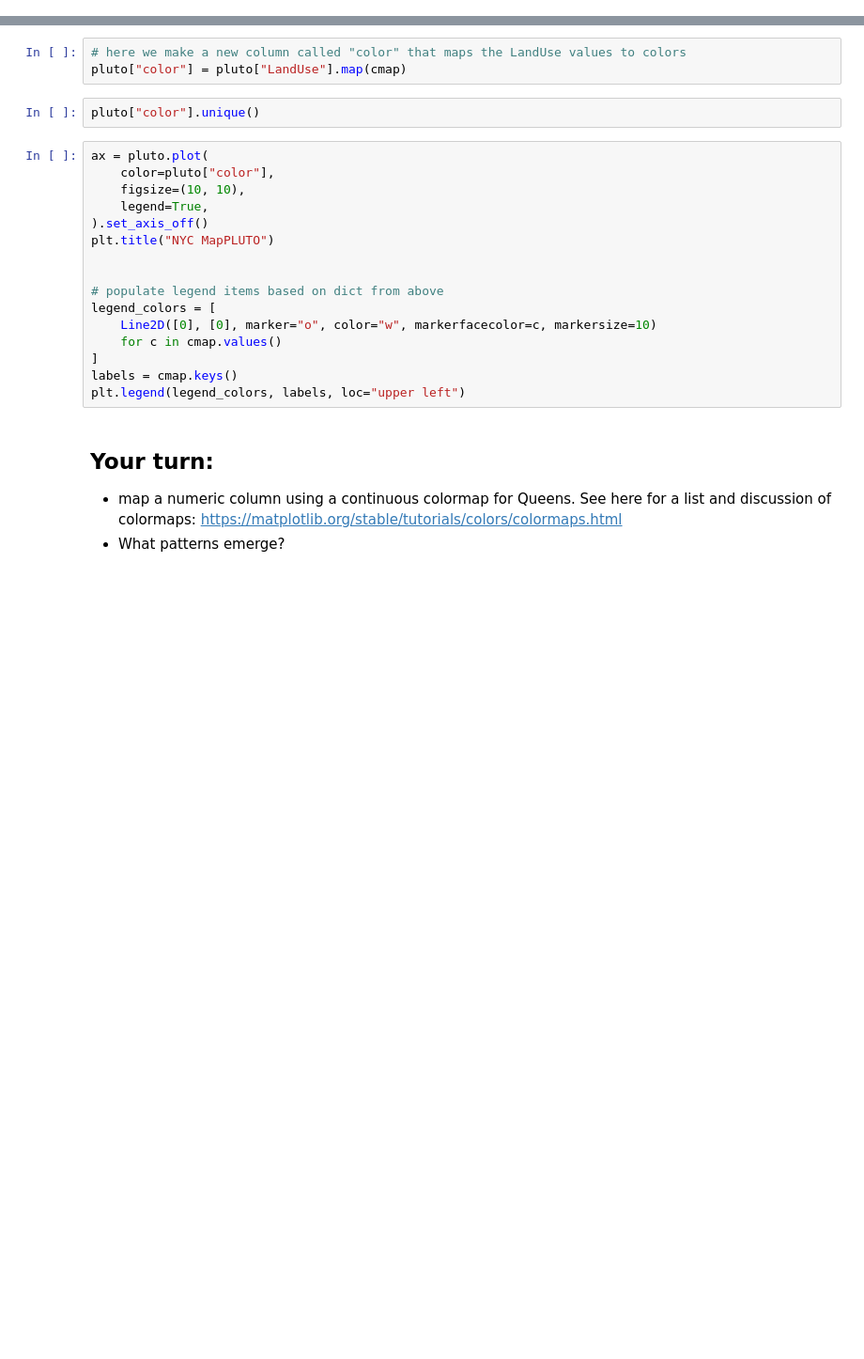
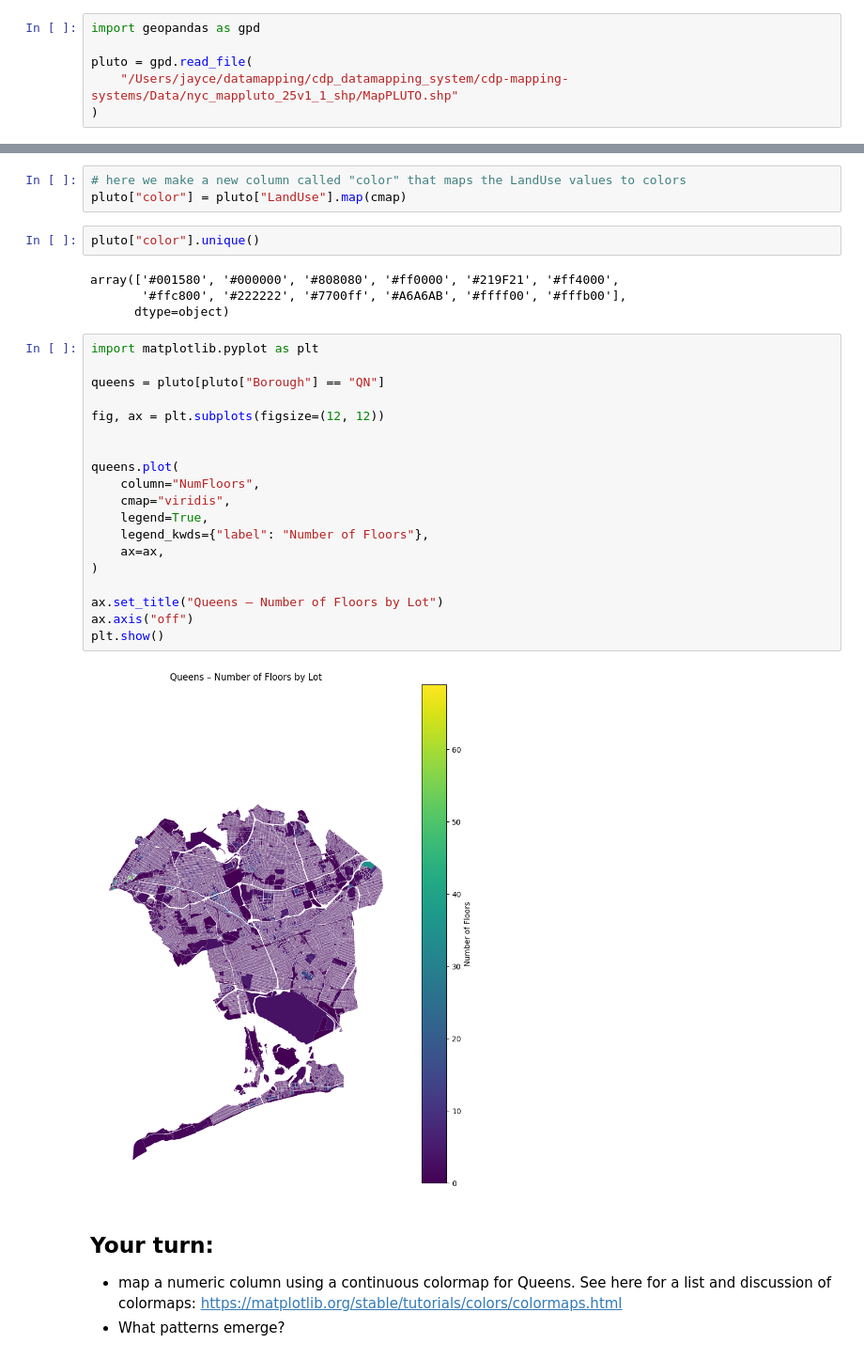
Before and after one commit to jk5052/cdp-mapping-systems, a Jupyter notebook: Tutorials/01_vector_data_apis.ipynb, the cells around one changed output, grey strips where cells are left out. Shown at 94% size. Drawn from its saved outputs; the diff is of its cells as text; blank space fills up the shorter version.

```diff
--- a/Tutorials/01_vector_data_apis.ipynb
+++ b/Tutorials/01_vector_data_apis.ipynb
@@ -43,3 +40,9 @@ DataSourceError: ../Data/nyc_mappluto_24v1_1_shp/MapPLUTO.shp: No such file or d
+# %%
+import geopandas as gpd
+
+pluto = gpd.read_file(
+    "/Users/jayce/datamapping/cdp_datamapping_system/cdp-mapping-systems/Data/nyc_mappluto_25v1_1_shp/MapPLUTO.shp"
+)
 # %% [markdown]
 # Basic exploration
 # %% [markdown]
@@ -229,22 +374,31 @@ pluto.LandUse.unique()
 pluto["color"] = pluto["LandUse"].map(cmap)
 # %%
 pluto["color"].unique()
+# %% [output]
+array(['#001580', '#000000', '#808080', '#ff0000', '#219F21', '#ff4000',
+       '#ffc800', '#222222', '#7700ff', '#A6A6AB', '#ffff00', '#fffb00'],
+      dtype=object)
-# %%
-ax = pluto.plot(
-    color=pluto["color"],
-    figsize=(10, 10),
-    legend=True,
-).set_axis_off()
-plt.title("NYC MapPLUTO")
-
-
-# populate legend items based on dict from above
-legend_colors = [
-    Line2D([0], [0], marker="o", color="w", markerfacecolor=c, markersize=10)
-    for c in cmap.values()
-]
-labels = cmap.keys()
-plt.legend(legend_colors, labels, loc="upper left")
+# %%
+import matplotlib.pyplot as plt
+
+queens = pluto[pluto["Borough"] == "QN"]
+
+fig, ax = plt.subplots(figsize=(12, 12))
+
+
+queens.plot(
+    column="NumFloors",
+    cmap="viridis",
+    legend=True,
+    legend_kwds={"label": "Number of Floors"},
+    ax=ax,
+)
+
+ax.set_title("Queens – Number of Floors by Lot")
+ax.axis("off")
+plt.show()
+# %% [output]
+[figure, added]
 # %% [markdown]
 ## Your turn:
 
```
Also changed, not shown: parts of 29 cells of this notebook.
